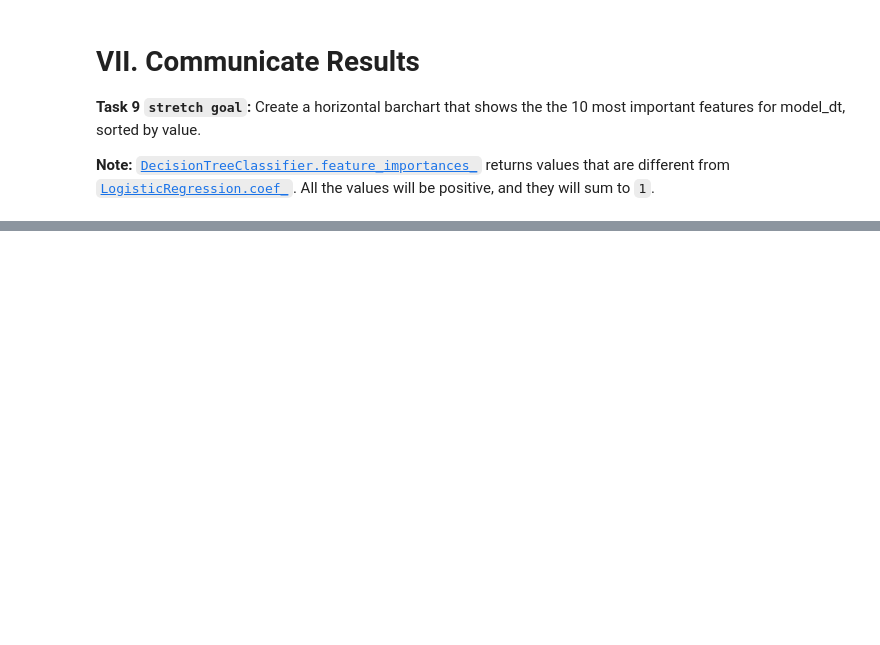
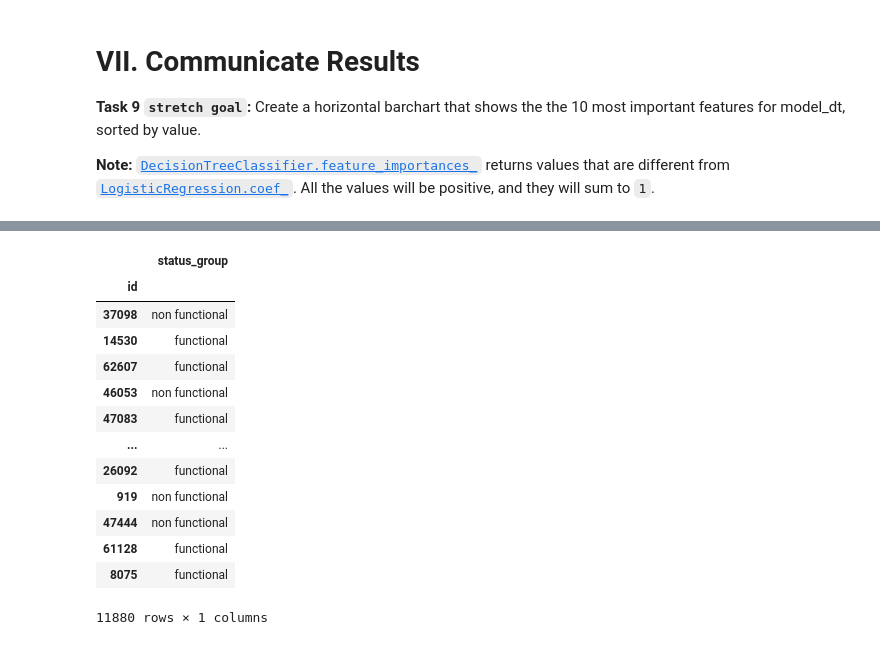
Before and after one commit to ayebaishmo/bloomtech-water-pump-challange, a Jupyter notebook: module1-decision-trees/LS_DS_221_assignments.ipynb, the cells around one changed output, grey strips where cells are left out. Cells and saved outputs as stored; diff of their text form; code cells hidden in the pictures; blank space fills up the shorter version.

```diff
--- a/module1-decision-trees/LS_DS_221_assignments.ipynb
+++ b/module1-decision-trees/LS_DS_221_assignments.ipynb
@@ -123,0 +247,19 @@ print('Validation Accuracy Score:', val_acc)
+# %%
+predictions = pd.DataFrame(data=model_dt.predict(X_test), index=X_test.index)
+predictions.columns = ['status_group']
+predictions
+# %% [output]
+|  | status_group |
+| id |  |
+| 37098 | non functional |
+| 14530 | functional |
+| 62607 | functional |
+| 46053 | non functional |
+| 47083 | functional |
+| ... | ... |
+| 26092 | functional |
+| 919 | non functional |
+| 47444 | non functional |
+| 61128 | functional |
+| 8075 | functional |
+11880 rows × 1 columns
```
Also changed, not shown: parts of 18 cells of this notebook, 1 other file.
